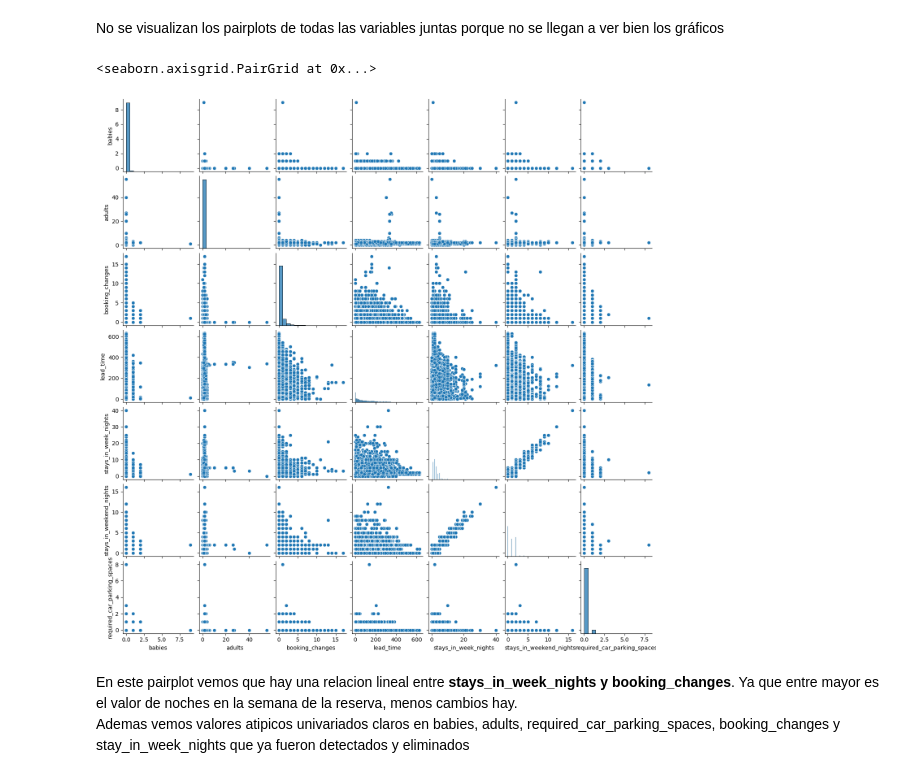
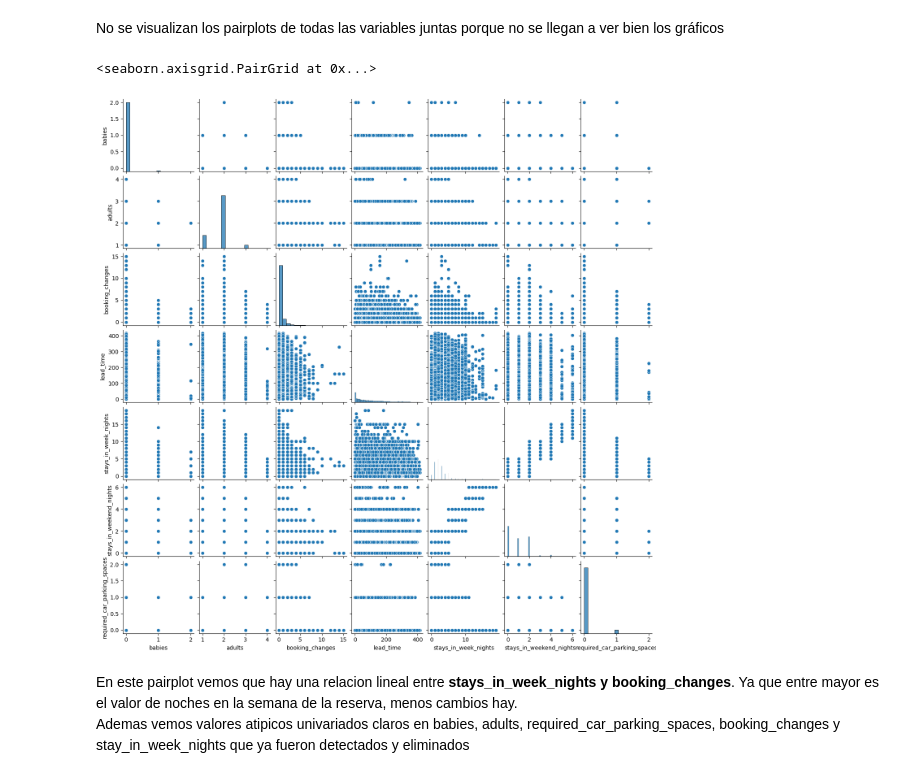
Before and after one commit to franmazzaro/7506R-2C2023-GRUPO39, a Jupyter notebook: 7506R_TP1_GRUPO39_CHP1_ENTREGA.ipynb, the cells around one changed output. Cells and saved outputs as stored; diff of their text form; code cells hidden in the pictures.

Commit message:
Se modifica tratamiento de adults

```diff
--- a/7506R_TP1_GRUPO39_CHP1_ENTREGA.ipynb
+++ b/7506R_TP1_GRUPO39_CHP1_ENTREGA.ipynb
@@ -512,6 +512,8 @@ reservas[["adults", "lead_time"]].groupby(["adults"]).count()
 | 55 | 1 |
 # %% [markdown]
 Como no es posible que haya reservas sin adultos procedemos a eliminar los valores que tienen 0 adultos y calcular el z scores para las observaciones restantes
+# %%
+reservas_atipicas_index.extend(reservas[reservas['adults'] == 0].index.to_list())
 # %%
 z_score_df, zm_score_df = calcular_score("adults")
 print(z_score_df.shape)
@@ -540,5 +561,5 @@ Ya que se trata de un porcentaje tan pequeño del dataset eliminaremos los valor
 # %%
-reservas_atipicas_index.extend(z_score_df.index.to_list())
+reservas_atipicas_index.extend(reservas[reservas['adults'] > 4].index.to_list())
 # %% [markdown]
 **VARIABLE CHILDREN**
 # %%
@@ -1022,14 +1035,12 @@ Podemos ver que hay 121 filas en las cuales no hay adultos pero si hay chicos o
-# %%
-reservas_limpio = reservas_limpio.drop(reservas_limpio[(reservas_limpio["adults"] == 0) & ((reservas_limpio["children"] > 0) | (reservas_limpio["babies"] > 0))].index.to_list())
 # %% [markdown]
 # Visualización de variables
 # %% [markdown]
 No se visualizan los pairplots de todas las variables juntas porque no se llegan a ver bien los gráficos
 # %%
-sns.pairplot(reservas[['babies', 'adults', 'booking_changes', 'lead_time', 'stays_in_week_nights','stays_in_weekend_nights', 'required_car_parking_spaces']], height=2)
+sns.pairplot(reservas_limpio[['babies', 'adults', 'booking_changes', 'lead_time', 'stays_in_week_nights','stays_in_weekend_nights', 'required_car_parking_spaces']], height=2)
 # %% [output]
 <seaborn.axisgrid.PairGrid at 0x...>
-[figure, old version]
+[figure, new version]
 # %% [markdown]
 En este pairplot vemos que hay una relacion lineal entre **stays_in_week_nights y booking_changes**. Ya que entre mayor es el valor de noches en la semana de la reserva, menos cambios hay.
 <br> Ademas vemos valores atipicos univariados claros en babies, adults, required_car_parking_spaces, booking_changes y stay_in_week_nights que ya fueron detectados y eliminados
```
Also changed, not shown: parts of 11 cells of this notebook.
